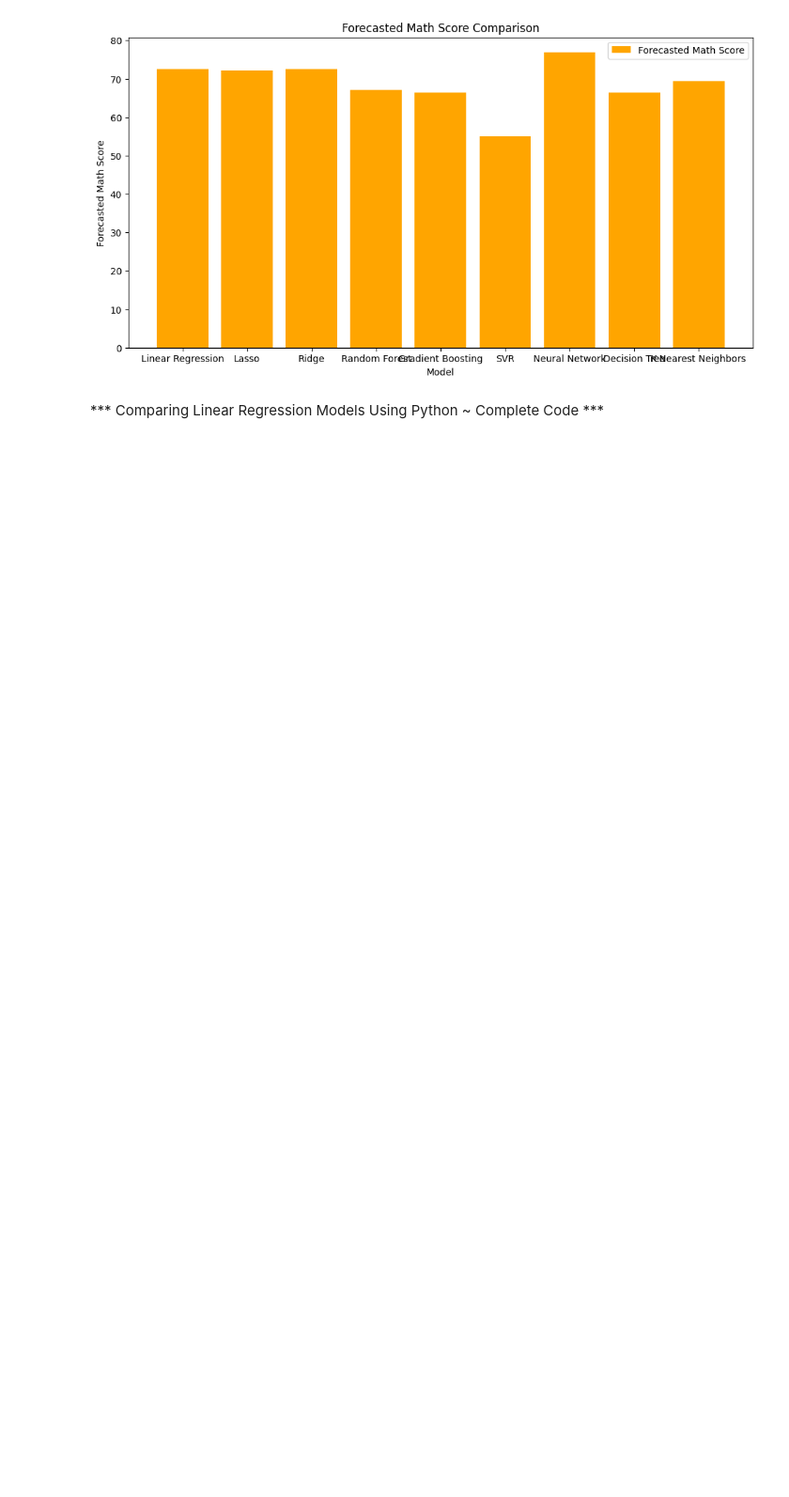
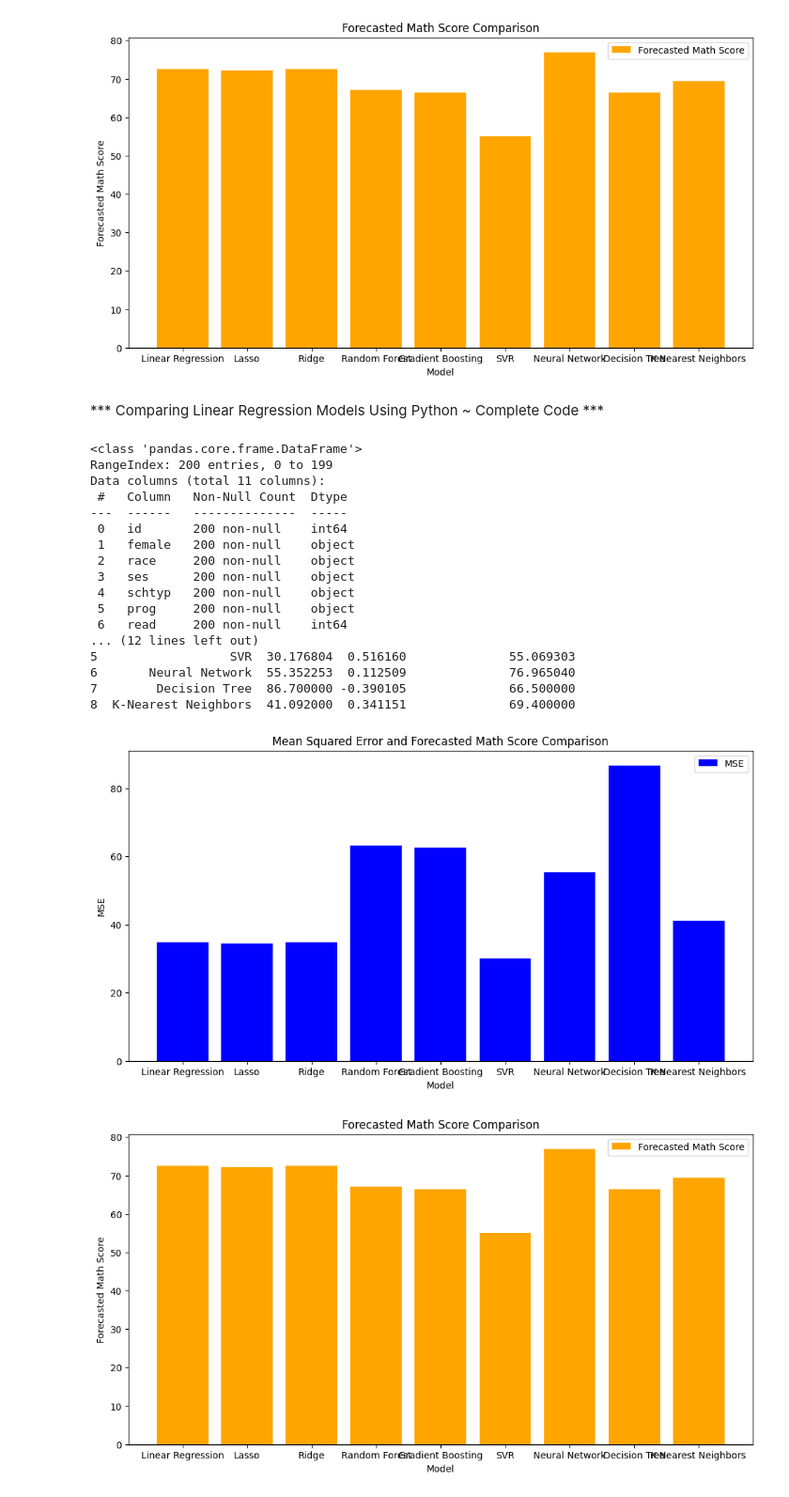
Before and after one commit to KenDaupsey/Comparing-Linear-Regression-Models-Python, a Jupyter notebook: Comparing_Linear_Regression_Models_Using_Python.ipynb, the cells around one changed output. Shown at 94% size. Cells and saved outputs as stored; diff of their text form; code cells hidden in the pictures; blank space fills up the shorter version.

```diff
--- a/Comparing_Linear_Regression_Models_Using_Python.ipynb
+++ b/Comparing_Linear_Regression_Models_Using_Python.ipynb
@@ -95,6 +95,9 @@ results = pd.DataFrame(columns=['Model', 'MSE', 'R2 Score', 'Forecasted Math Sco
 # Forecast for an individual with 80% in reading and 75% in writing
 new_data_point = pd.DataFrame({'read': [80], 'write': [75]})
 # %%
+# Create an empty list to store results
+results_list = []
+
 # Train and evaluate each model
 for model_name, model in models.items():
     model.fit(X_train, y_train)
@@ -105,13 +108,16 @@ for model_name, model in models.items():
     # Forecast for the new data point
     forecasted_math_score = model.predict(new_data_point)[0]
 
-    # Append results to the DataFrame
-    results = results.append({
+    # Append results to the list
+    results_list.append({
         'Model': model_name,
         'MSE': mse,
         'R2 Score': r2,
         'Forecasted Math Score': forecasted_math_score
-    }, ignore_index=True)
+    })
+
+# Convert the list of dictionaries to a DataFrame
+results = pd.DataFrame(results_list)
 
 # Display the results
 print(results)
@@ -210,6 +207,9 @@ results = pd.DataFrame(columns=['Model', 'MSE', 'R2 Score', 'Forecasted Math Sco
 # Forecast for an individual with 80% in reading and 75% in writing
 new_data_point = pd.DataFrame({'read': [80], 'write': [75]})
 
+# Create an empty list to store results
+results_list = []
+
 # Train and evaluate each model
 for model_name, model in models.items():
     model.fit(X_train, y_train)
@@ -217,32 +217,57 @@ for model_name, model in models.items():
     mse = mean_squared_error(y_test, y_pred)
     r2 = r2_score(y_test, y_pred)
 
     # Forecast for the new data point
     forecasted_math_score = model.predict(new_data_point)[0]
 
-    results = results.append({
+    # Append results to the list
+    results_list.append({
         'Model': model_name,
         'MSE': mse,
         'R2 Score': r2,
         'Forecasted Math Score': forecasted_math_score
-    }, ignore_index=True)
+    })
+
+# Convert the list of dictionaries to a DataFrame
+results = pd.DataFrame(results_list)
 
 # Display the results
 print(results)
+
 # Plot the MSE scores
 plt.figure(figsize=(12, 6))
 plt.bar(results['Model'], results['MSE'], color='blue', label='MSE')
 plt.title('Mean Squared Error and Forecasted Math Score Comparison')
 plt.xlabel('Model')
 plt.ylabel('MSE')
 plt.legend()
 
 # Plot the forecasted math scores
 plt.figure(figsize=(12, 6))
 plt.bar(results['Model'], results['Forecasted Math Score'], color='orange', label='Forecasted Math Score')
 plt.title('Forecasted Math Score Comparison')
 plt.xlabel('Model')
 plt.ylabel('Forecasted Math Score')
 plt.legend()
 
 plt.show()
+# %% [output]
+<class 'pandas.core.frame.DataFrame'>
+RangeIndex: 200 entries, 0 to 199
+Data columns (total 11 columns):
+ #   Column   Non-Null Count  Dtype
+---  ------   --------------  -----
+ 0   id       200 non-null    int64
+ 1   female   200 non-null    object
+ 2   race     200 non-null    object
+ 3   ses      200 non-null    object
+ 4   schtyp   200 non-null    object
+ 5   prog     200 non-null    object
+ 6   read     200 non-null    int64
+... (12 lines left out)
+5                  SVR  30.176804  0.516160              55.069303
+6       Neural Network  55.352253  0.112509              76.965040
+7        Decision Tree  86.700000 -0.390105              66.500000
+8  K-Nearest Neighbors  41.092000  0.341151              69.400000
+[figure, added]
+[figure, added]
```
Also changed, not shown: parts of 1 cell of this notebook.
